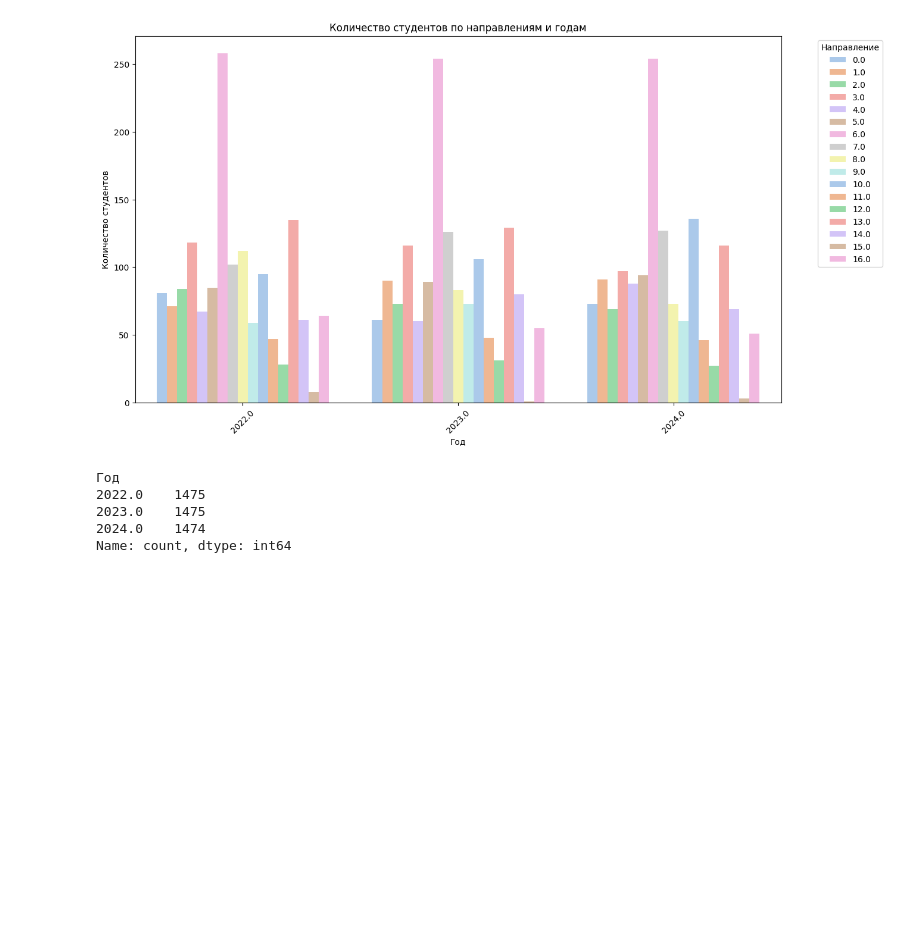
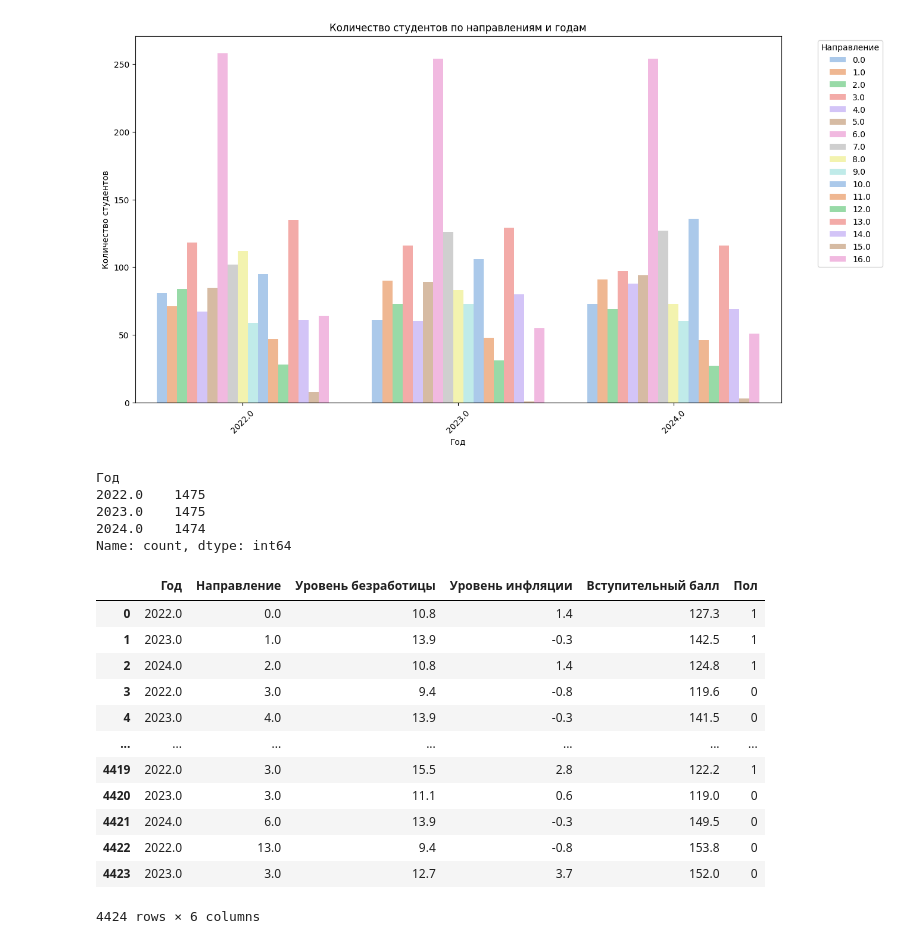
Before and after one commit to kristina-skoptsova/diplom, a Jupyter notebook: cleaned.ipynb, the cells around one changed output. Saved outputs shown, nothing was run; the diff lists cells and outputs as text; code cells hidden in the pictures; blank space fills up the shorter version.

```diff
--- a/cleaned.ipynb
+++ b/cleaned.ipynb
@@ -311,3 +311,23 @@ total_students_per_year
 2023.0    1475
 2024.0    1474
 Name: count, dtype: int64
+# %%
+final_df['Уровень безработицы'] = new_df['Уровень безработицы']
+final_df['Уровень инфляции'] = new_df['Уровень инфляции']
+final_df['Вступительный балл'] = new_df['Вступительный балл']
+final_df['Пол'] = new_df['Пол']
+final_df
+# %% [output]
+|  | Год | Направление | Уровень безработицы | Уровень инфляции | Вступительный балл | Пол |
+| 0 | 2022.0 | 0.0 | 10.8 | 1.4 | 127.3 | 1 |
+| 1 | 2023.0 | 1.0 | 13.9 | -0.3 | 142.5 | 1 |
+| 2 | 2024.0 | 2.0 | 10.8 | 1.4 | 124.8 | 1 |
+| 3 | 2022.0 | 3.0 | 9.4 | -0.8 | 119.6 | 0 |
+| 4 | 2023.0 | 4.0 | 13.9 | -0.3 | 141.5 | 0 |
+| ... | ... | ... | ... | ... | ... | ... |
+| 4419 | 2022.0 | 3.0 | 15.5 | 2.8 | 122.2 | 1 |
+| 4420 | 2023.0 | 3.0 | 11.1 | 0.6 | 119.0 | 0 |
+| 4421 | 2024.0 | 6.0 | 13.9 | -0.3 | 149.5 | 0 |
+| 4422 | 2022.0 | 13.0 | 9.4 | -0.8 | 153.8 | 0 |
+| 4423 | 2023.0 | 3.0 | 12.7 | 3.7 | 152.0 | 0 |
+4424 rows × 6 columns
```
Also changed, not shown: parts of 10 cells of this notebook.
